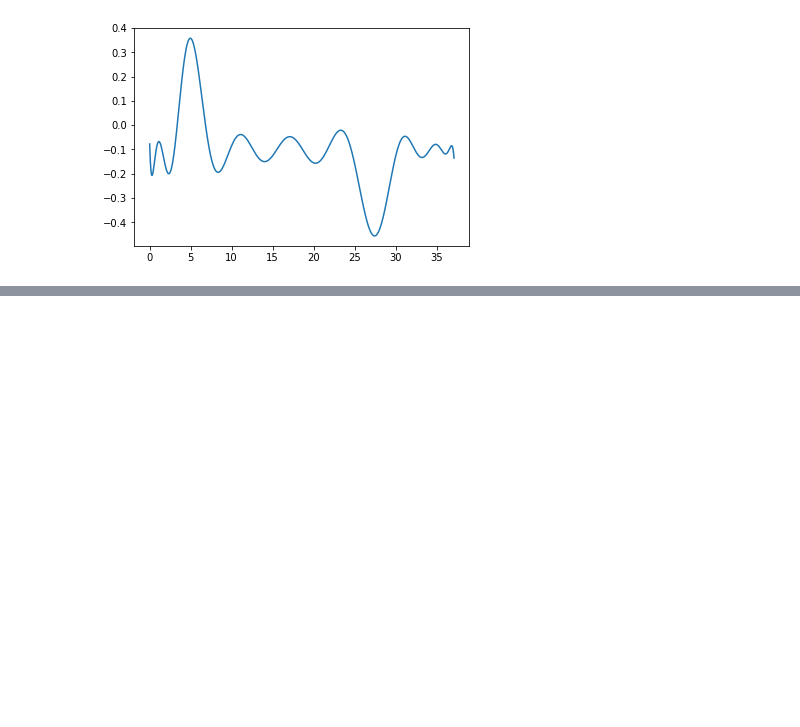
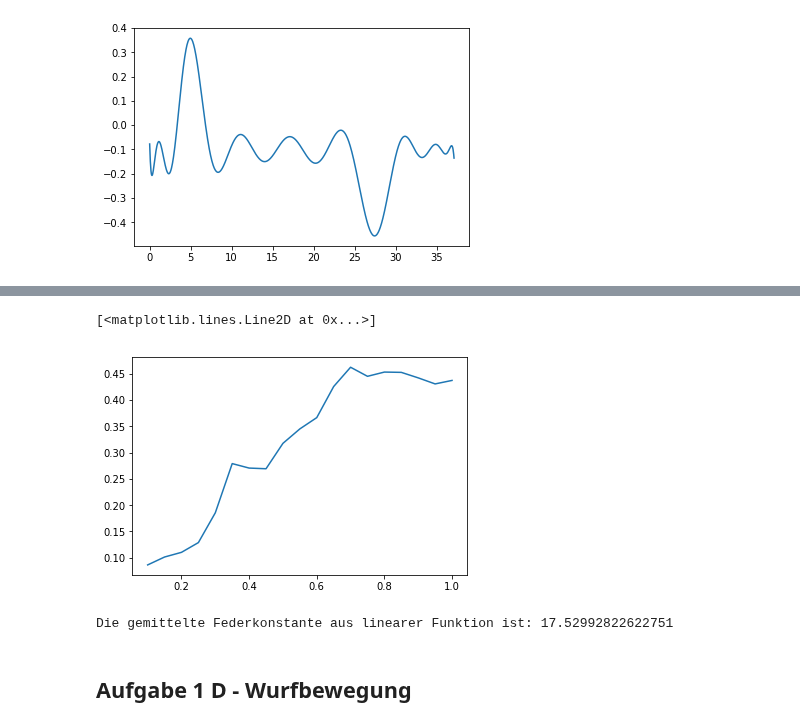
Before and after one commit to darenegade/modellbildung, a Jupyter notebook: Abgabe1/Abgabe1.ipynb, the cells around one changed output, grey strips where cells are left out. Saved outputs shown, nothing was run; the diff lists cells and outputs as text; code cells hidden in the pictures; blank space fills up the shorter version.

```diff
--- a/Abgabe1/Abgabe1.ipynb
+++ b/Abgabe1/Abgabe1.ipynb
@@ -38,0 +48,20 @@ plt.plot(accData['Time (s)'], ffit(accData['Time (s)']))
+# %%
+coefs = poly.polyfit(SpringData['Mass(kg)'], SpringData['Distance(m)'], 15)
+ffit = poly.Polynomial(coefs)    # instead of np.poly1d
+plt.plot(SpringData['Mass(kg)'], ffit(SpringData['Mass(kg)']))
+# %% [output]
+[<matplotlib.lines.Line2D at 0x...>]
+[figure, added]
+# %%
+SpringConst = 0;
+for i in range(0,19):
+    Force = SpringData['Mass(kg)'][i] * 9.80665
+    SpringConst = SpringConst + (Force / SpringData['Distance(m)'][i])
+    #print((Kraft / FederData['Distance(m)'][i]))
+SpringConst = SpringConst / 18
+print('Die gemittelte Federkonstante aus linearer Funktion ist: ' + str(SpringConst))
+#Kubische Funktion fehlt noch
+# %% [output]
+Die gemittelte Federkonstante aus linearer Funktion ist: 17.52992822622751
+# %% [markdown]
+## Aufgabe 1 D - Wurfbewegung
```
Also changed, not shown: parts of 8 cells of this notebook, 2 other files.
